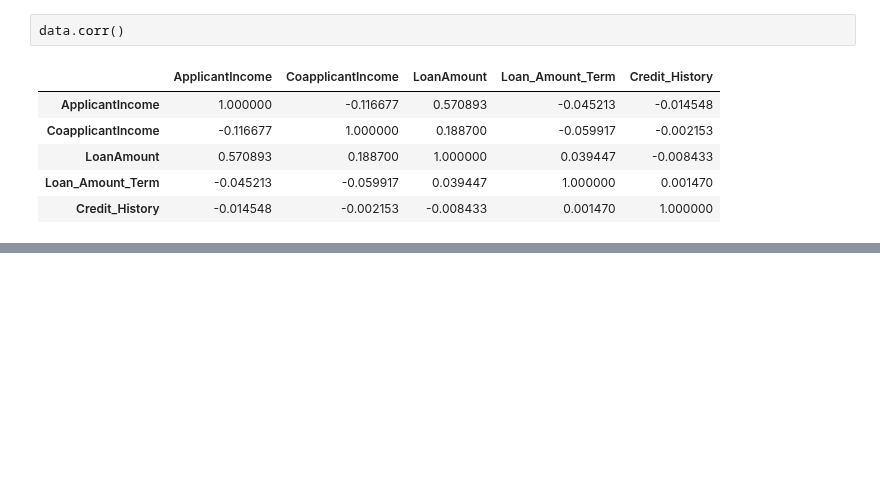
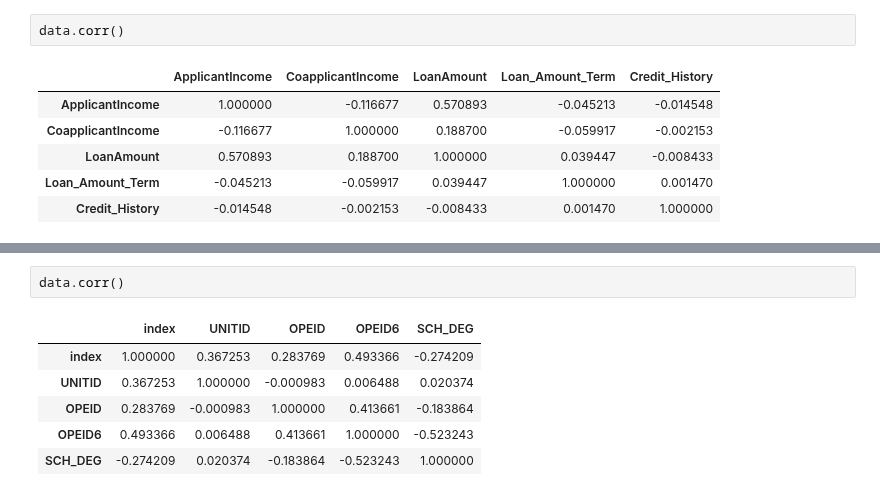
Before and after one commit to jmohsbeck1/jpmc_mle, a Jupyter notebook: Install_Kaggle.ipynb, the cells around one changed output, grey strips where cells are left out. Drawn from its saved outputs; the diff is of its cells as text; blank space fills up the shorter version.

```diff
--- a/Install_Kaggle.ipynb
+++ b/Install_Kaggle.ipynb
@@ -225,0 +260,9 @@ data.corr()
+# %%
+data.corr()
+# %% [output]
+|  | index | UNITID | OPEID | OPEID6 | SCH_DEG |
+| index | 1.000000 | 0.367253 | 0.283769 | 0.493366 | -0.274209 |
+| UNITID | 0.367253 | 1.000000 | -0.000983 | 0.006488 | 0.020374 |
+| OPEID | 0.283769 | -0.000983 | 1.000000 | 0.413661 | -0.183864 |
+| OPEID6 | 0.493366 | 0.006488 | 0.413661 | 1.000000 | -0.523243 |
+| SCH_DEG | -0.274209 | 0.020374 | -0.183864 | -0.523243 | 1.000000 |
```
Also changed, not shown: parts of 6 cells of this notebook.
